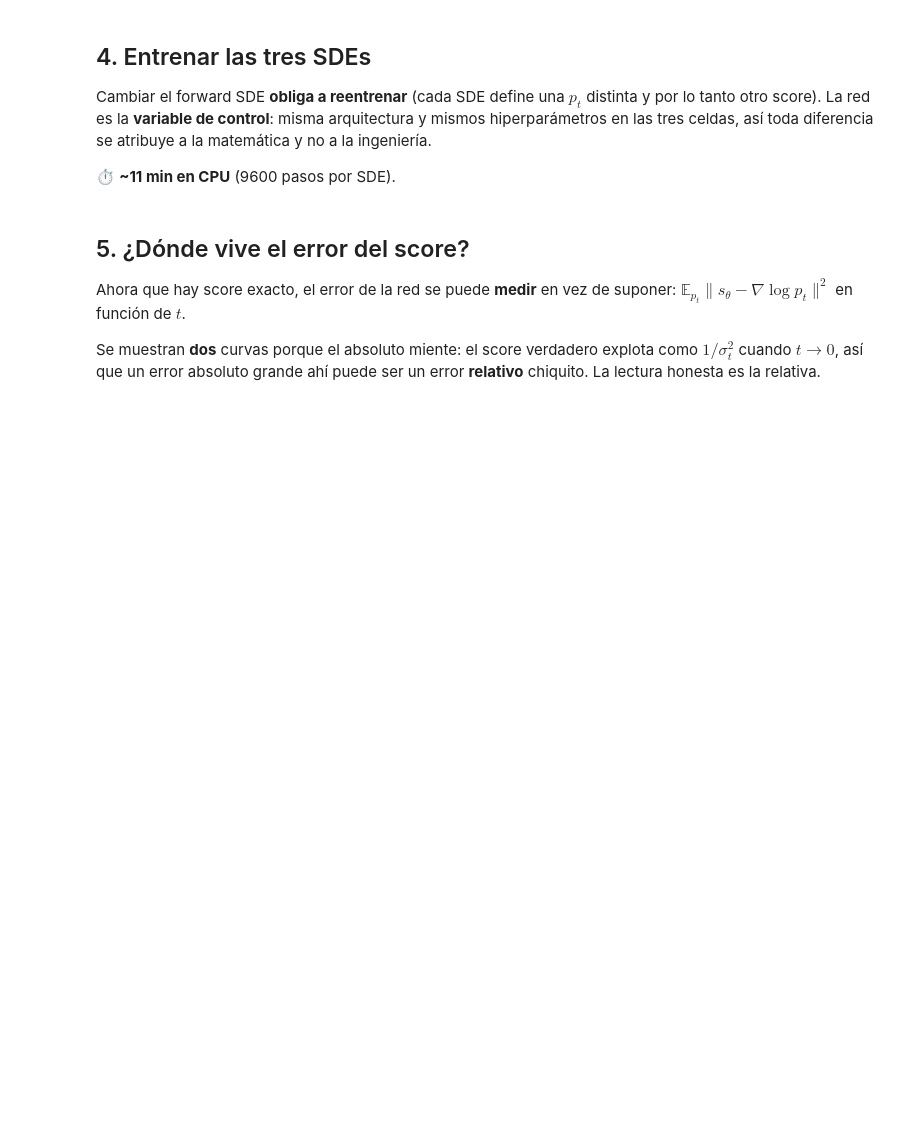
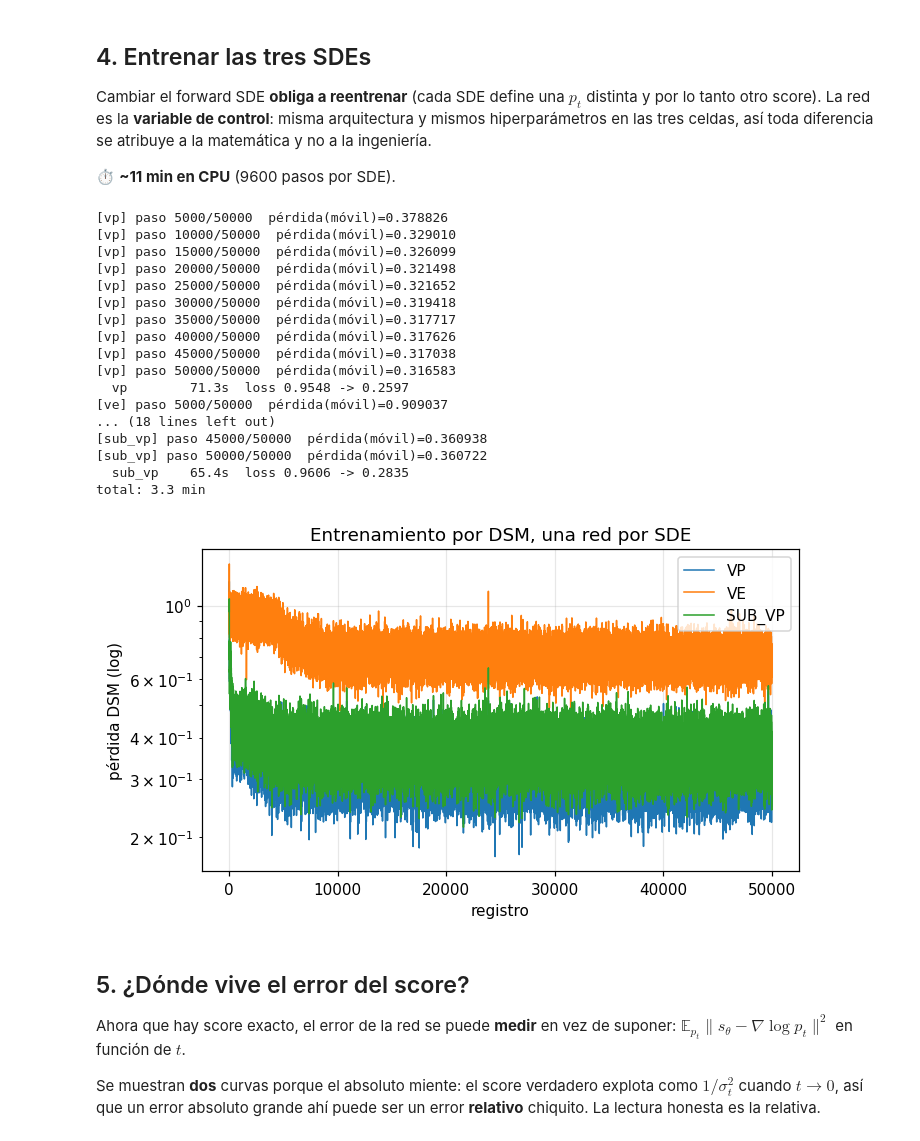
Before and after one commit to bravoivanagustin/diffusion-models, a Jupyter notebook: diffusion-models/notebooks/01_toy2d_lab.ipynb, the cells around one changed output. Drawn from its saved outputs; the diff is of its cells as text; code cells hidden in the pictures; blank space fills up the shorter version.

```diff
--- a/diffusion-models/notebooks/01_toy2d_lab.ipynb
+++ b/diffusion-models/notebooks/01_toy2d_lab.ipynb
@@ -259,27 +285,46 @@ matemática y no a la ingeniería.
 # %%
 redes = {}
 historias = {}
 t_inicio = time.time()
 for nombre in SDES:
     sde = make_sde(nombre)
     red = ScoreMLP(data_dim=2)                       # misma arquitectura en las tres
     datos = infinite_bare(mixtura.dataloader(5000, 256, shuffle=True))
-    cfg = TrainConfig(num_steps=9600, lr=1e-3, t_eps=T_EPS, seed=0,
-                      log_every=2400, device=DEVICE)
+    cfg = TrainConfig(num_steps=50000, lr=1e-3, t_eps=T_EPS, seed=0,
+                      log_every=5000, device=DEVICE)
     t0 = time.time()
     res = train(sde, red, datos, cfg)
     res.net.eval()
     redes[nombre] = res.net
     historias[nombre] = res.history
     print(f"  {nombre:7s} {time.time()-t0:6.1f}s  loss {res.history[0]:.4f} -> {res.history[-1]:.4f}")
 print(f"total: {(time.time()-t_inicio)/60:.1f} min")
 
 fig, ax = plt.subplots(figsize=(7, 3.8))
 for nombre in SDES:
     ax.plot(historias[nombre], lw=1.0, label=nombre.upper())
 ax.set_yscale("log"); ax.set_xlabel("registro"); ax.set_ylabel("pérdida DSM (log)")
 ax.set_title("Entrenamiento por DSM, una red por SDE"); ax.legend()
 plt.show()
+# %% [output]
+[vp] paso 5000/50000  pérdida(móvil)=0.378826
+[vp] paso 10000/50000  pérdida(móvil)=0.329010
+[vp] paso 15000/50000  pérdida(móvil)=0.326099
+[vp] paso 20000/50000  pérdida(móvil)=0.321498
+[vp] paso 25000/50000  pérdida(móvil)=0.321652
+[vp] paso 30000/50000  pérdida(móvil)=0.319418
+[vp] paso 35000/50000  pérdida(móvil)=0.317717
+[vp] paso 40000/50000  pérdida(móvil)=0.317626
+[vp] paso 45000/50000  pérdida(móvil)=0.317038
+[vp] paso 50000/50000  pérdida(móvil)=0.316583
+  vp        71.3s  loss 0.9548 -> 0.2597
+[ve] paso 5000/50000  pérdida(móvil)=0.909037
+... (18 lines left out)
+[sub_vp] paso 45000/50000  pérdida(móvil)=0.360938
+[sub_vp] paso 50000/50000  pérdida(móvil)=0.360722
+  sub_vp    65.4s  loss 0.9606 -> 0.2835
+total: 3.3 min
+[figure, added]
 # %% [markdown]
 ## 5. ¿Dónde vive el error del score?
 
```
Also changed, not shown: parts of 10 cells of this notebook, 2 other files.
